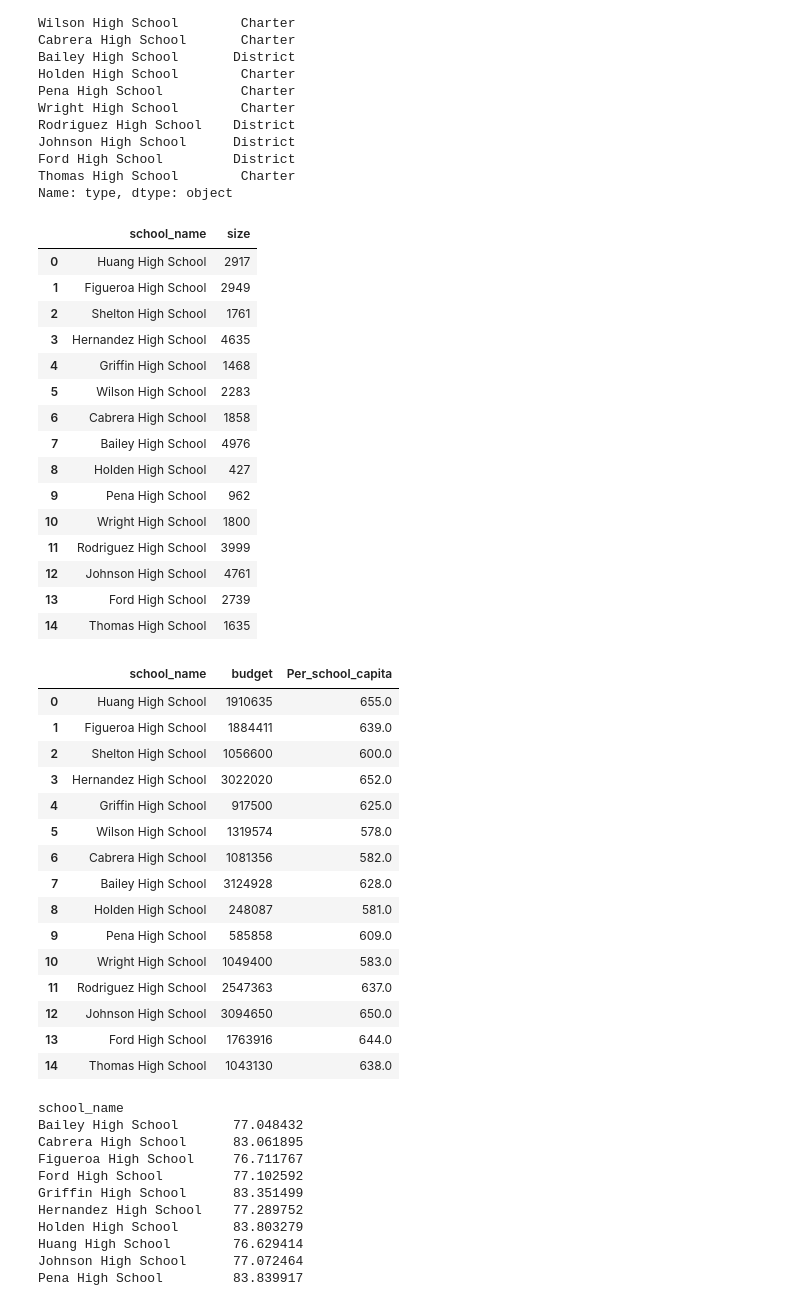
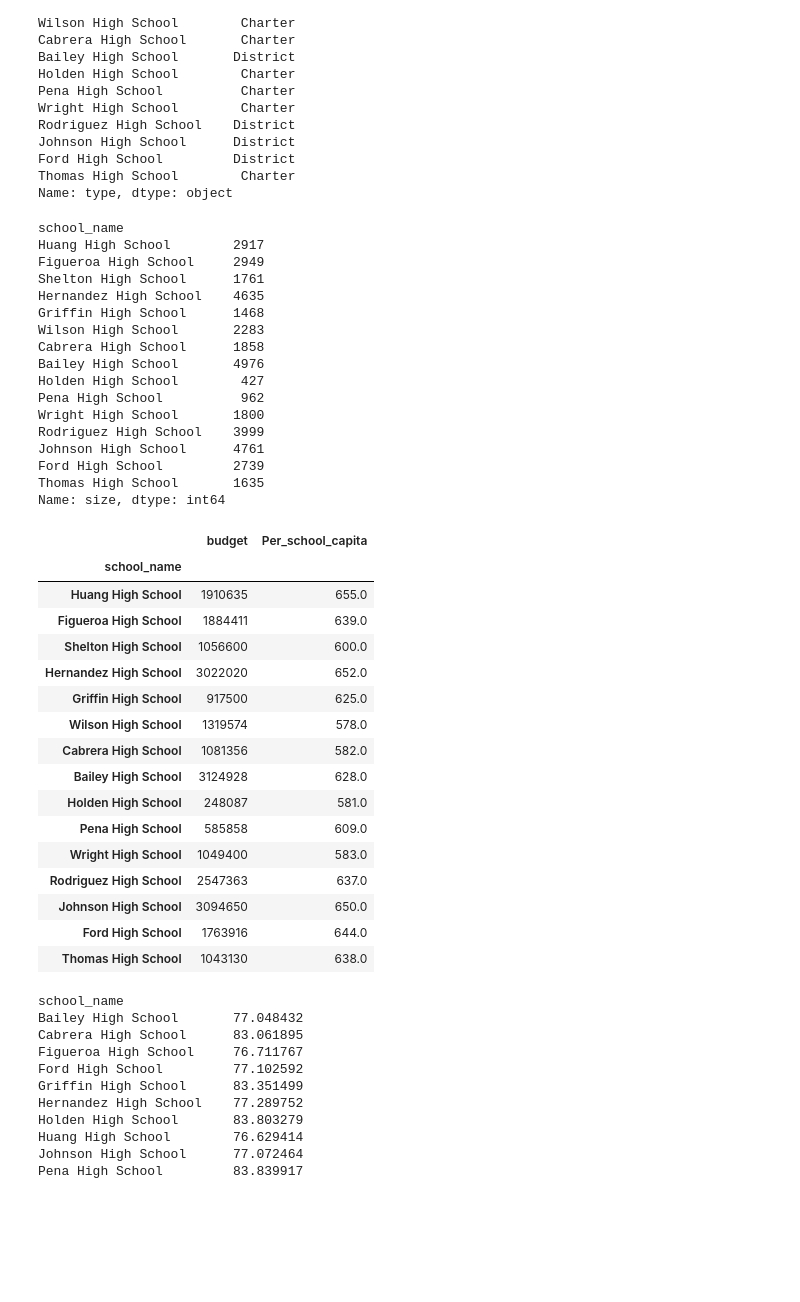
Before and after one commit to nazimben25/pandas-challenge, a Jupyter notebook: PyCitySchools/Challenge4.ipynb, the cells around one changed output. Saved outputs shown, nothing was run; the diff lists cells and outputs as text; code cells hidden in the pictures; blank space fills up the shorter version.

```diff
--- a/PyCitySchools/Challenge4.ipynb
+++ b/PyCitySchools/Challenge4.ipynb
@@ -128,53 +127,63 @@ Thomas High School        Charter
 Name: type, dtype: object
 # %%
 # Calculate the total student count per school from school_data
-per_school_counts = school_data[["school_name","size"]]
+per_school_counts = school_data.set_index(["school_name"])["size"]
 per_school_counts
 # %% [output]
-|  | school_name | size |
-| 0 | Huang High School | 2917 |
-| 1 | Figueroa High School | 2949 |
-| 2 | Shelton High School | 1761 |
-| 3 | Hernandez High School | 4635 |
-| 4 | Griffin High School | 1468 |
-| 5 | Wilson High School | 2283 |
-| 6 | Cabrera High School | 1858 |
-| 7 | Bailey High School | 4976 |
-| 8 | Holden High School | 427 |
-| 9 | Pena High School | 962 |
-| 10 | Wright High School | 1800 |
-| 11 | Rodriguez High School | 3999 |
-| 12 | Johnson High School | 4761 |
-| 13 | Ford High School | 2739 |
-| 14 | Thomas High School | 1635 |
+school_name
+Huang High School        2917
+Figueroa High School     2949
+Shelton High School      1761
+Hernandez High School    4635
+Griffin High School      1468
+Wilson High School       2283
+Cabrera High School      1858
+Bailey High School       4976
+Holden High School        427
+Pena High School          962
+Wright High School       1800
+Rodriguez High School    3999
+Johnson High School      4761
+Ford High School         2739
+Thomas High School       1635
+Name: size, dtype: int64
 # %%
 # Calculate the total school budget and per capita spending per school from school_data
 
 
-## calculate per_school_capita
+## calculate per_school_capita : We divide the Total Budget by number of students
+
 per_school_capita = school_data["budget"] / school_data["size"]
+
+## we add this values as a column in "School data"
+
 school_data["Per_school_capita"] = per_school_capita
 
-
+## Extract the needed column
 per_school_budget = school_data[["school_name","budget","Per_school_capita"]]
 
+## Extract the needed column
+per_school_budget = per_school_budget.set_index(["school_name"])
+
+### display 1 result to chech
 per_school_budget
 # %% [output]
-|  | school_name | budget | Per_school_capita |
-| 0 | Huang High School | 1910635 | 655.0 |
-| 1 | Figueroa High School | 1884411 | 639.0 |
-| 2 | Shelton High School | 1056600 | 600.0 |
-| 3 | Hernandez High School | 3022020 | 652.0 |
-| 4 | Griffin High School | 917500 | 625.0 |
-| 5 | Wilson High School | 1319574 | 578.0 |
-| 6 | Cabrera High School | 1081356 | 582.0 |
-| 7 | Bailey High School | 3124928 | 628.0 |
-| 8 | Holden High School | 248087 | 581.0 |
-| 9 | Pena High School | 585858 | 609.0 |
-| 10 | Wright High School | 1049400 | 583.0 |
-| 11 | Rodriguez High School | 2547363 | 637.0 |
-| 12 | Johnson High School | 3094650 | 650.0 |
-| 13 | Ford High School | 1763916 | 644.0 |
-| 14 | Thomas High School | 1043130 | 638.0 |
+|  | budget | Per_school_capita |
+| school_name |  |  |
+| Huang High School | 1910635 | 655.0 |
+| Figueroa High School | 1884411 | 639.0 |
+| Shelton High School | 1056600 | 600.0 |
+| Hernandez High School | 3022020 | 652.0 |
+| Griffin High School | 917500 | 625.0 |
+| Wilson High School | 1319574 | 578.0 |
+| Cabrera High School | 1081356 | 582.0 |
+| Bailey High School | 3124928 | 628.0 |
+| Holden High School | 248087 | 581.0 |
+| Pena High School | 585858 | 609.0 |
+| Wright High School | 1049400 | 583.0 |
+| Rodriguez High School | 2547363 | 637.0 |
+| Johnson High School | 3094650 | 650.0 |
+| Ford High School | 1763916 | 644.0 |
+| Thomas High School | 1043130 | 638.0 |
 # %%
 # Calculate the average test scores per school from school_data_complete
```
Also changed, not shown: parts of 25 cells of this notebook, 1 other file.
